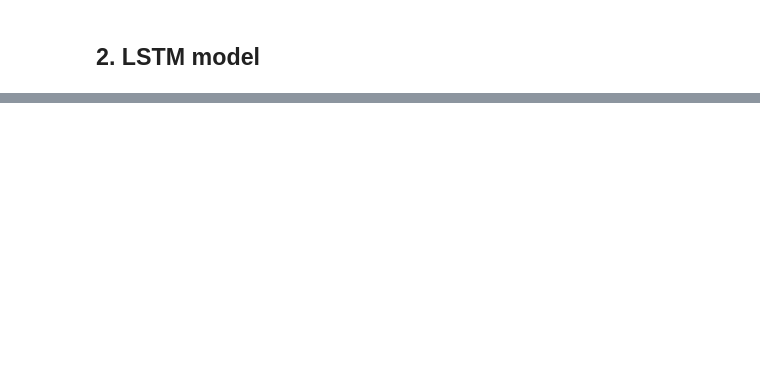
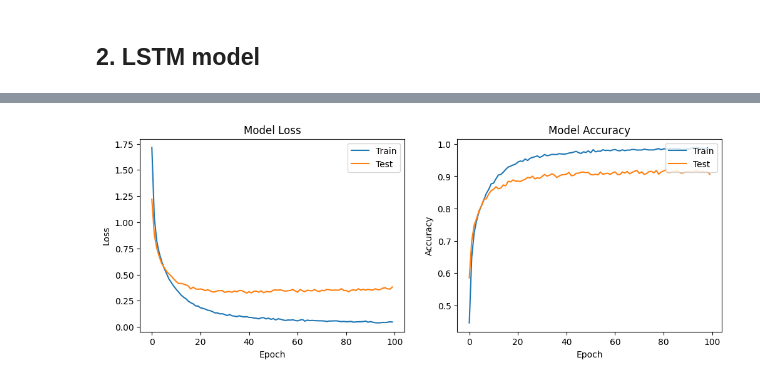
Before and after one commit to kaito1122/Music-Genre-Classifier, a Jupyter notebook: Music-Genre-Classifier-RNN.ipynb, the cells around one changed output, grey strips where cells are left out. Saved outputs shown, nothing was run; the diff lists cells and outputs as text; code cells hidden in the pictures; blank space fills up the shorter version.

```diff
--- a/Music-Genre-Classifier-RNN.ipynb
+++ b/Music-Genre-Classifier-RNN.ipynb
@@ -212,0 +260,22 @@ plt.show()
+# %%
+def plot_losses(hist):
+
+  fig, axs = plt.subplots(1,2, figsize=(12, 4))
+  axs[0].plot(hist.history['loss'])
+  axs[0].plot(hist.history['val_loss'])
+  axs[0].set_title('Model Loss')
+  axs[0].set_ylabel('Loss')
+  axs[0].set_xlabel('Epoch')
+  axs[0].legend(['Train', 'Test'], loc='upper right')
+
+  axs[1].plot(hist.history['accuracy'])
+  axs[1].plot(hist.history['val_accuracy'])
+  axs[1].set_title('Model Accuracy')
+  axs[1].set_ylabel('Accuracy')
+  axs[1].set_xlabel('Epoch')
+  axs[1].legend(['Train', 'Test'], loc='upper right')
+  plt.show()
+# %%
+plot_losses(history)
+# %% [output]
+[figure, added]
```
Also changed, not shown: parts of 9 cells of this notebook.
